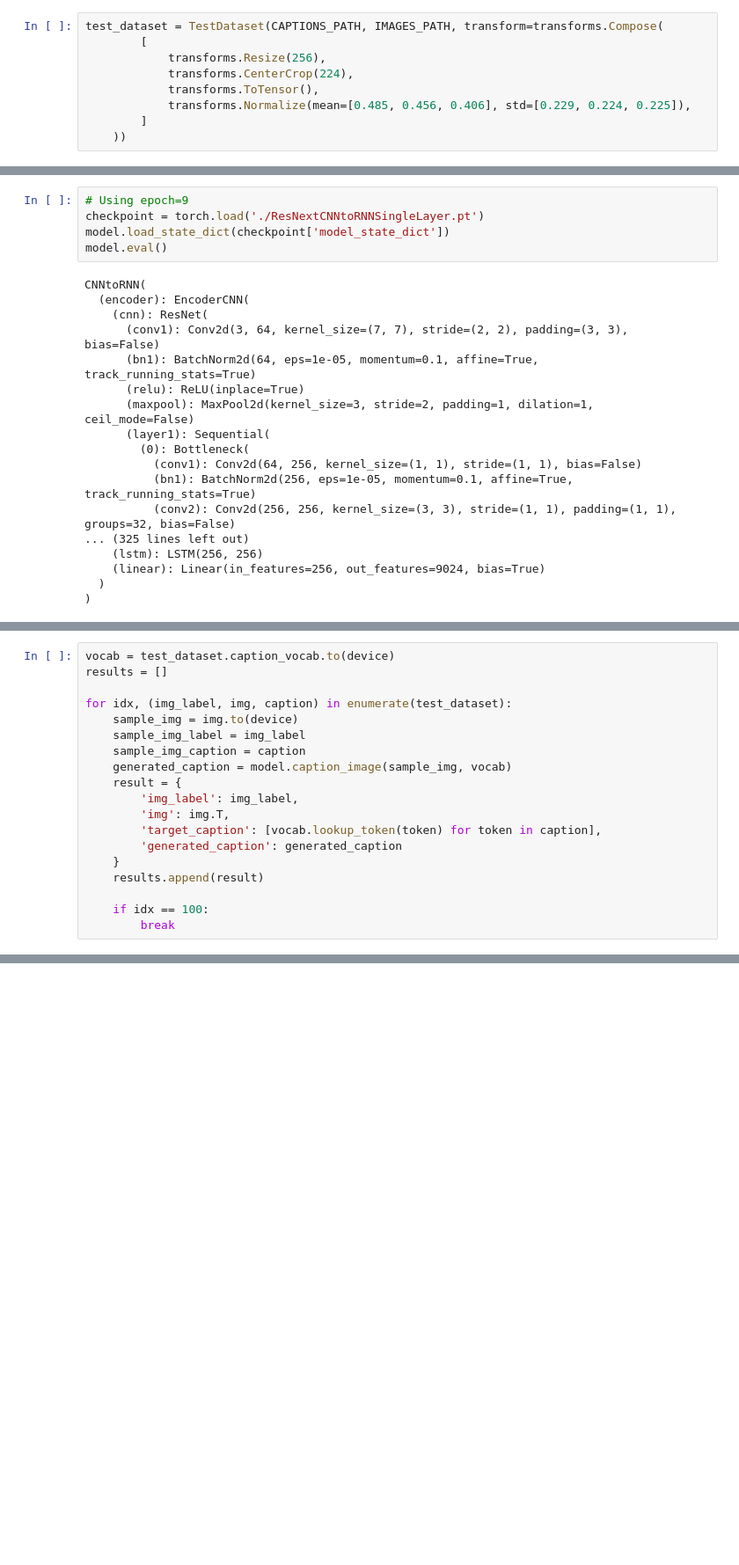
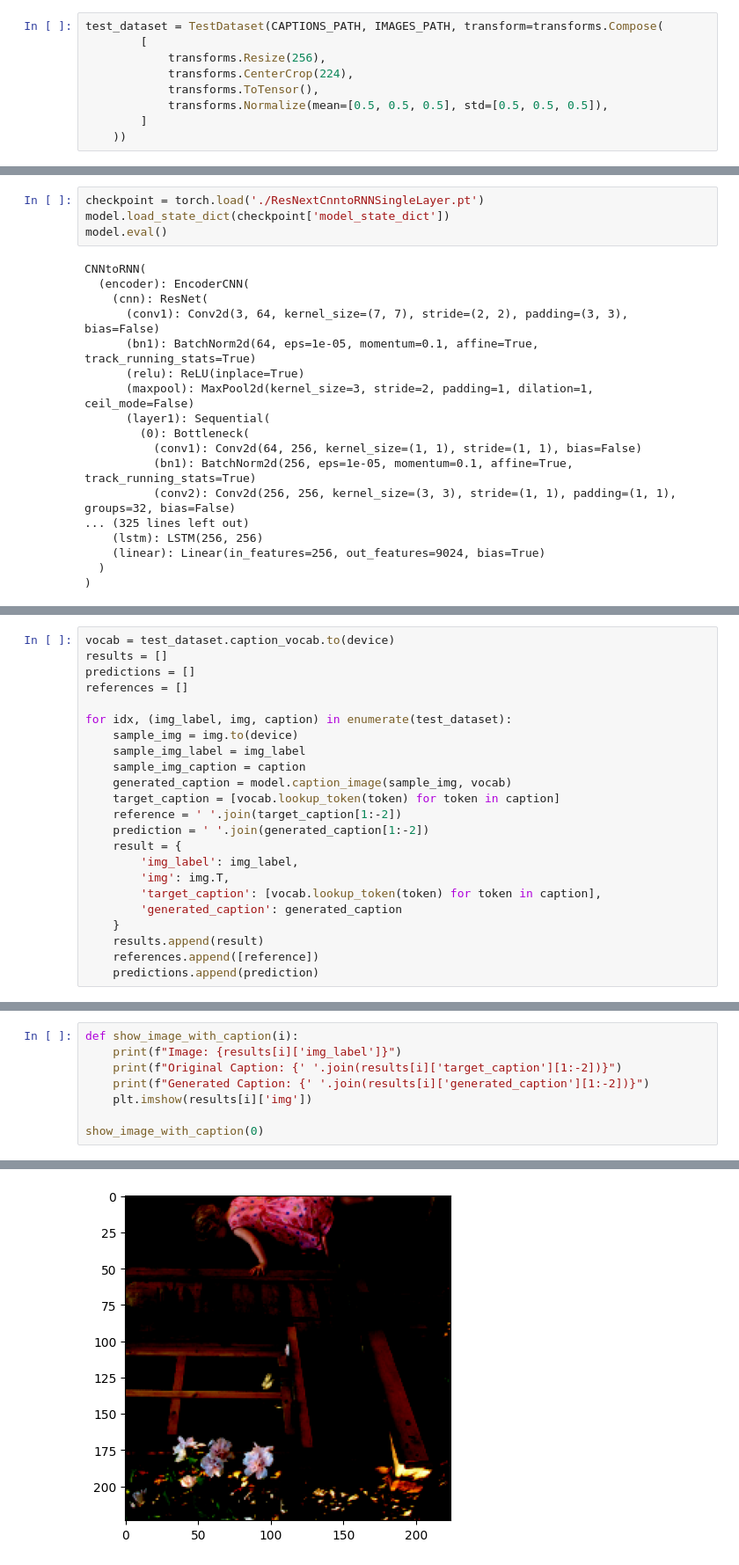
Before and after one commit to tkobil/image-captioning-using-encoder-decoder-models, a Jupyter notebook: resnext_lstm_eval_single_layer.ipynb, the cells around one changed output, grey strips where cells are left out. Shown at 88% size. Cells and saved outputs as stored; diff of their text form; blank space fills up the shorter version.

```diff
--- a/resnext_lstm_eval_single_layer.ipynb
+++ b/resnext_lstm_eval_single_layer.ipynb
@@ -23,7 +39,7 @@ test_dataset = TestDataset(CAPTIONS_PATH, IMAGES_PATH, transform=transforms.Comp
             transforms.Resize(256),
             transforms.CenterCrop(224),
             transforms.ToTensor(),
-            transforms.Normalize(mean=[0.485, 0.456, 0.406], std=[0.229, 0.224, 0.225]),
+            transforms.Normalize(mean=[0.5, 0.5, 0.5], std=[0.5, 0.5, 0.5]),
         ]
     ))
 # %%
@@ -50,6 +47,5 @@ plt.show()
 # %%
-# Using epoch=9
-checkpoint = torch.load('./ResNextCNNtoRNNSingleLayer.pt')
+checkpoint = torch.load('./ResNextCnntoRNNSingleLayer.pt')
 model.load_state_dict(checkpoint['model_state_dict'])
 model.eval()
 # %% [output]
@@ -73,12 +77,17 @@ CNNtoRNN(
 # %%
 vocab = test_dataset.caption_vocab.to(device)
 results = []
+predictions = []
+references = []
 
 for idx, (img_label, img, caption) in enumerate(test_dataset):
     sample_img = img.to(device)
     sample_img_label = img_label
     sample_img_caption = caption
     generated_caption = model.caption_image(sample_img, vocab)
+    target_caption = [vocab.lookup_token(token) for token in caption]
+    reference = ' '.join(target_caption[1:-2])
+    prediction = ' '.join(generated_caption[1:-2])
     result = {
         'img_label': img_label,
         'img': img.T,
@@ -86,6 +95,5 @@ for idx, (img_label, img, caption) in enumerate(test_dataset):
         'generated_caption': generated_caption
     }
     results.append(result)
-
-    if idx == 100:
-        break
+    references.append([reference])
+    predictions.append(prediction)
@@ -130,0 +100,9 @@ GENERATED CAPTION: ['<bos>', 'A', 'little', 'girl', 'in', 'a', 'pink', 'dress',
+# %%
+def show_image_with_caption(i):
+    print(f"Image: {results[i]['img_label']}")
+    print(f"Original Caption: {' '.join(results[i]['target_caption'][1:-2])}")
+    print(f"Generated Caption: {' '.join(results[i]['generated_caption'][1:-2])}")
+    plt.imshow(results[i]['img'])
+
+show_image_with_caption(0)
+# %% [output]
@@ -130,0 +113 @@ GENERATED CAPTION: ['<bos>', 'A', 'little', 'girl', 'in', 'a', 'pink', 'dress',
+[figure, added]
```
Also changed, not shown: parts of 24 cells of this notebook, 4 other files.
